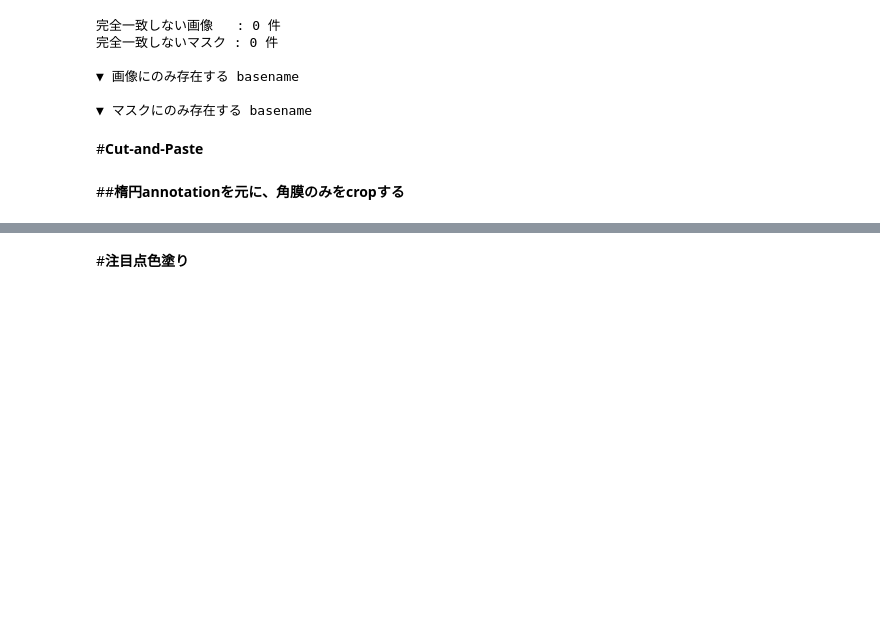
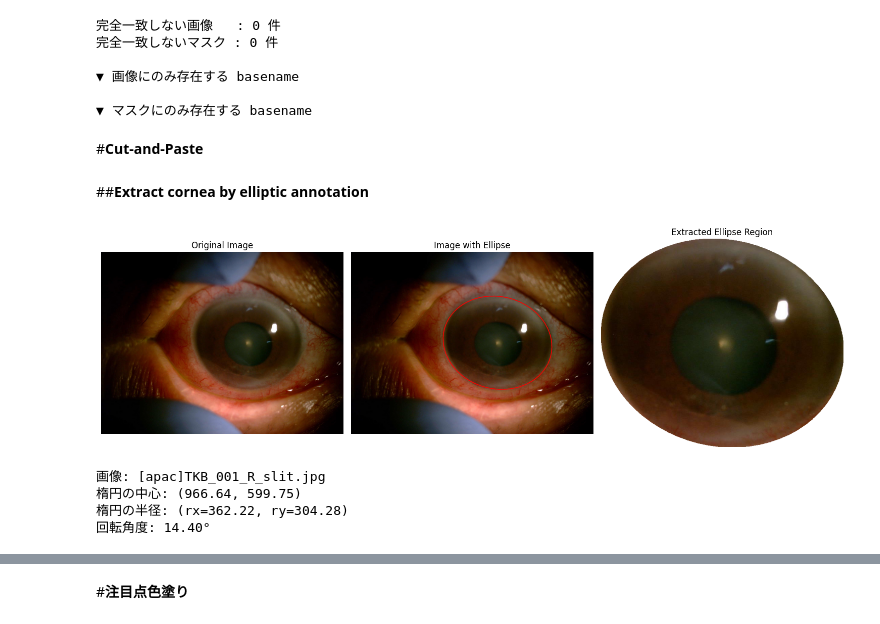
Before and after one commit to ykitaguchi77/AI-Article-Writer, a Jupyter notebook: yolov5_gradCAM_corneAI_revision_20250705.ipynb, the cells around one changed output, grey strips where cells are left out. Saved outputs shown, nothing was run; the diff lists cells and outputs as text; code cells hidden in the pictures; blank space fills up the shorter version.

```diff
--- a/yolov5_gradCAM_corneAI_revision_20250705.ipynb
+++ b/yolov5_gradCAM_corneAI_revision_20250705.ipynb
@@ -1986,5 +2024,3 @@ for b in unmatched_masks:
 ▼ マスクにのみ存在する basename
 # %% [markdown]
 #**Cut-and-Paste**
-# %% [markdown]
-##**楕円annotationを元に、角膜のみをcropする**
@@ -1993,3 +2027,5 @@ xml_paht = "/gdrive/MyDrive/研究/進行中の研究/角膜スマートフォ
+# %% [markdown]
+##**Extract cornea by elliptic annotation**
 # %%
 import xml.etree.ElementTree as ET
 import cv2
@@ -2099,31 +2135,37 @@ def visualize_image_with_ellipse(image_path, xml_path):
     axes_plot[0].axis('off')
 
     # 楕円を描画した画像
     axes_plot[1].imshow(image_with_ellipse)
     axes_plot[1].set_title('Image with Ellipse')
     axes_plot[1].axis('off')
 
     # 抽出した楕円領域
     axes_plot[2].imshow(ellipse_region)
     axes_plot[2].set_title('Extracted Ellipse Region')
     axes_plot[2].axis('off')
 
     plt.tight_layout()
     plt.show()
 
     # 楕円情報を表示
     print(f"画像: {os.path.basename(image_path)}")
     print(f"楕円の中心: ({ellipse_params['cx']:.2f}, {ellipse_params['cy']:.2f})")
     print(f"楕円の半径: (rx={ellipse_params['rx']:.2f}, ry={ellipse_params['ry']:.2f})")
     print(f"回転角度: {ellipse_params['rotation']:.2f}°")
 
 # 使用例
 xml_path = "/gdrive/MyDrive/研究/進行中の研究/角膜スマートフォンAIプロジェクト/Ueno_Mix1039/Cornea_segmentation/annotations.xml"
-image_path = "/gdrive/MyDrive/研究/進行中の研究/角膜スマートフォンAIプロジェクト/Ueno_Mix1039/Images/[bullous]HRS_373 _R_slit.jpg"
+image_path = "/gdrive/MyDrive/研究/進行中の研究/角膜スマートフォンAIプロジェクト/Ueno_Mix1039/Images/[apac]TKB_001_R_slit.jpg"
 
 # Google Driveをマウント（必要な場合）
 # from google.colab import drive
 # drive.mount('/gdrive')
 
 # 画像と楕円を表示
 visualize_image_with_ellipse(image_path, xml_path)
+# %% [output]
+[figure, added]
+画像: [apac]TKB_001_R_slit.jpg
+楕円の中心: (966.64, 599.75)
+楕円の半径: (rx=362.22, ry=304.28)
+回転角度: 14.40°
```
Also changed, not shown: parts of 6 cells of this notebook.
